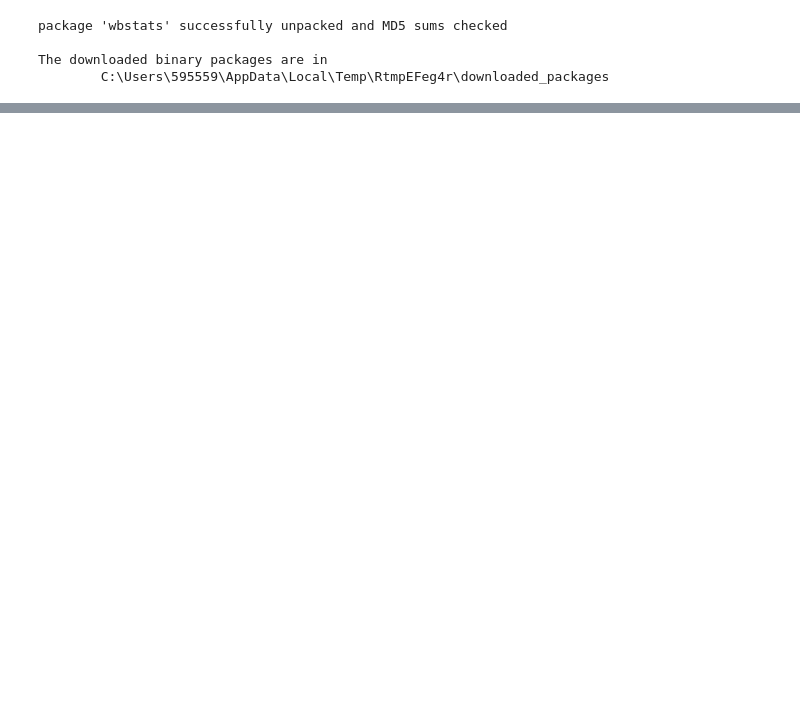
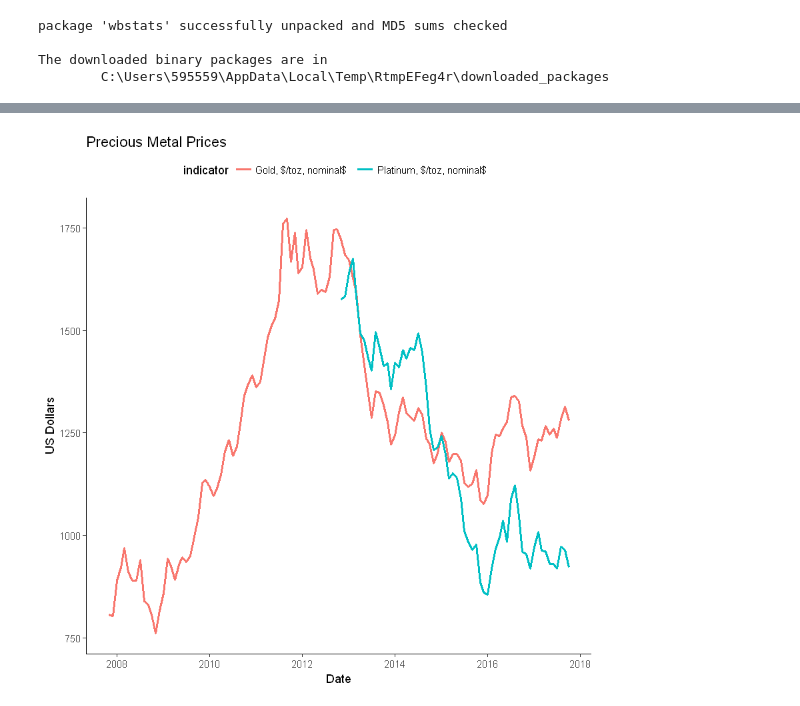
Before and after one commit to jessecambon/Data-Science-Sandbox, a Jupyter notebook: World Bank Data Viz.ipynb, the cells around one changed output, grey strips where cells are left out. Cells and saved outputs as stored; diff of their text form; code cells hidden in the pictures; blank space fills up the shorter version.

```diff
--- a/World Bank Data Viz.ipynb
+++ b/World Bank Data Viz.ipynb
@@ -40,0 +71,11 @@ ggplot(oil_data, aes(x = date_ct, y = value, colour = indicator)) + geom_line(si
+# %%
+# querying seperate for differing time coverage example
+gold_data <- wb(indicator = "GOLD", mrv = 120, freq = "M", POSIXct = TRUE)
+plat_data <- wb(indicator = "PLATINUM", mrv = 60, freq = "M", POSIXct = TRUE)3
+
+metal_data <- rbind(gold_data, plat_data)
+
+ggplot(metal_data, aes(x = date_ct, y = value, colour = indicator)) + geom_line(size = 1) +
+  labs(title = "Precious Metal Prices", x = "Date", y = "US Dollars") + theme_classic() + theme(legend.position='top')
+# %% [output]
+[figure, added]
```
Also changed, not shown: parts of 4 cells of this notebook.
